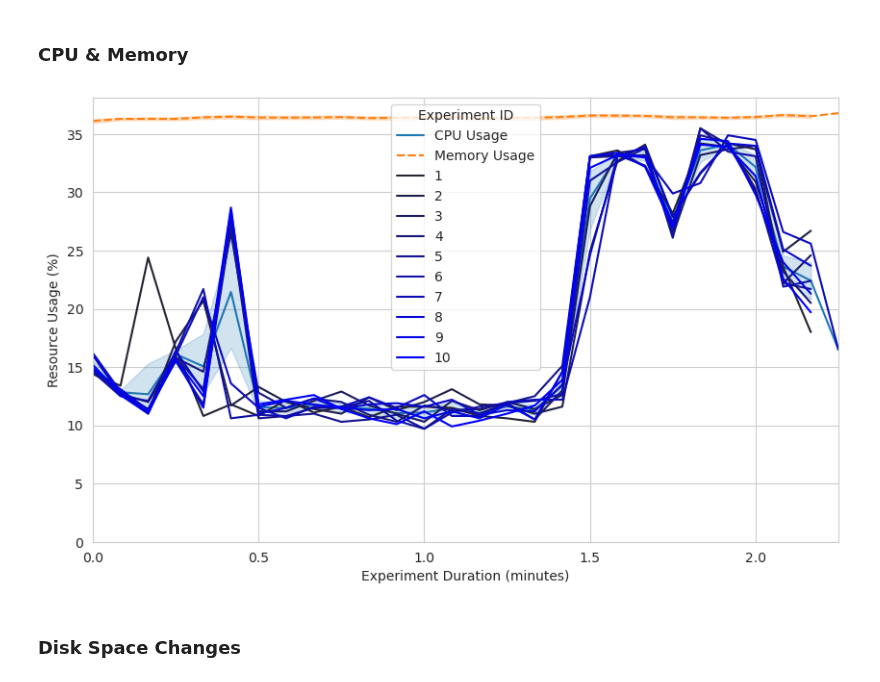
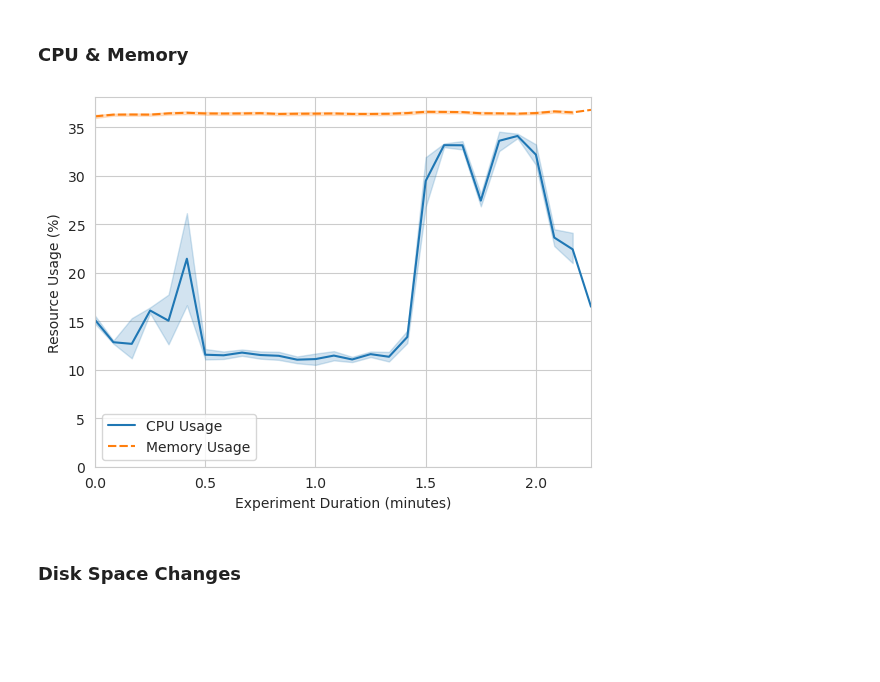
Before and after one commit to oakestra/oakestra-cli, a Jupyter notebook: oak_cli/evaluation/localhost_resources/graphs.ipynb, the cells around one changed output. Saved outputs shown, nothing was run; the diff lists cells and outputs as text; code cells hidden in the pictures; blank space fills up the shorter version.

```diff
--- a/oak_cli/evaluation/localhost_resources/graphs.ipynb
+++ b/oak_cli/evaluation/localhost_resources/graphs.ipynb
@@ -48,63 +42,20 @@ sns.set_style("whitegrid")
 # Graphs Drawing
 # %% [markdown]
 ### CPU & Memory
-# %%
-if USE_ROLLING_WINDOW:
-    apply_rolling_window(df=df, keys=CPU_AND_MEMORY_KEYS)
-
-# Set up the figure and axes
-fig, ax = plt.subplots(figsize=(10, 6))
-
-sns.lineplot(data=df[CPU_AND_MEMORY_KEYS])
-
-
-
-#sns.lineplot(data=df[[ExperimentCSVKeys.CPU_USAGE.value, ExperimentCSVKeys.MEMORY_USAGE.value, ExperimentCSVKeys.EXPERIMENT_ID.value]], hue=ExperimentCSVKeys.EXPERIMENT_ID.value)
-#sns.lineplot(data=df, hue=ExperimentCSVKeys.EXPERIMENT_ID.value)
-
-
-
-
-# sns.lineplot(x=ExperimentCSVKeys.TIME_SINCE_START.value,
-#             y=ExperimentCSVKeys.CPU_USAGE.value,
-#             data=df,
-#             hue=ExperimentCSVKeys.EXPERIMENT_ID.value,
-#             palette=sns.dark_palette("blue", 10),
-
-#             #legend=True,
-#             #size=ExperimentCSVKeys.EXPERIMENT_ID.value
-#             #style=ExperimentCSVKeys.EXPERIMENT_ID.value
-#             # errorbar=('ci', 5),
-#             # estimator=None
-#             )
-#sns.lineplot(data=df[[ExperimentCSVKeys.CPU_USAGE.value]], palette="hot")
-
-#sns.jointplot(x=ExperimentCSVKeys.TIME_SINCE_START.value, y=ExperimentCSVKeys.CPU_USAGE.value, data=df, hue=ExperimentCSVKeys.EXPERIMENT_ID.value)
-
-#sns.scatterplot(x=ExperimentCSVKeys.TIME_SINCE_START.value, y=ExperimentCSVKeys.CPU_USAGE.value, hue=ExperimentCSVKeys.EXPERIMENT_ID.value, data=df)
-#sns.scatterplot(x=ExperimentCSVKeys.TIME_SINCE_START.value, y=ExperimentCSVKeys.CPU_USAGE.value, data=df)
-
-#plt.figure(figsize=(10, 6))
-#sns.boxplot(x=ExperimentCSVKeys.EXPERIMENT_ID.value, y=ExperimentCSVKeys.CPU_USAGE.value, data=df)
-
-plt.xlabel(get_experiment_duration_label())
-plt.ylabel("Resource Usage (%)")
-
-plt.xlim([0, max(df.index)])
-plt.ylim(0)
-
-# # Get current x-axis ticks
-current_ticks = ax.get_xticks()
-
-# Filter ticks to include only whole numbers and multiples of 0.5
-new_ticks = [tick for tick in current_ticks if round(tick * 2) == tick * 2]
-
-# Apply new ticks to the x-axis
-ax.set_xticks(new_ticks)
-
-plt.show()
-# %% [output]
-[figure, removed]
+# %%
+fig, ax = plt.subplots()
+
+sns.lineplot(data=df[CPU_AND_MEMORY_KEYS])
+
+plt.xlabel(get_experiment_duration_label())
+plt.ylabel("Resource Usage (%)")
+plt.xlim([0, max(df.index)])
+plt.ylim(0)
+adjust_xticks(ax)
+
+plt.show()
+# %% [output]
+[figure, added]
 # %% [markdown]
 ### Disk Space Changes
 # %%
```
Also changed, not shown: parts of 9 cells of this notebook, 3 other files.
